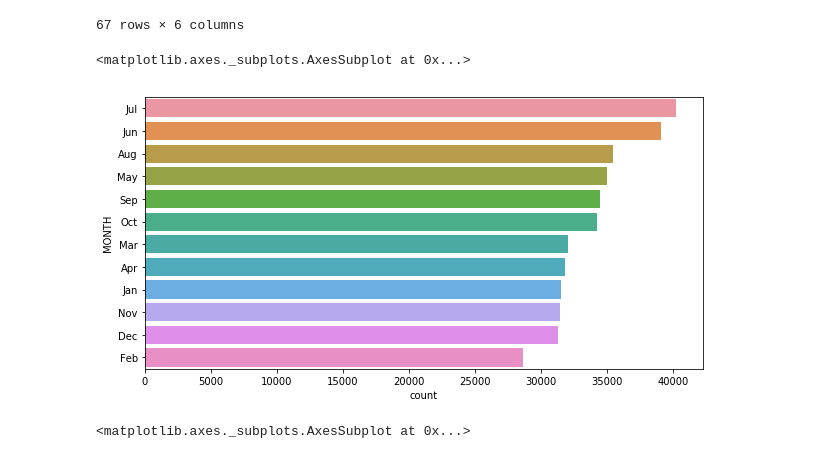
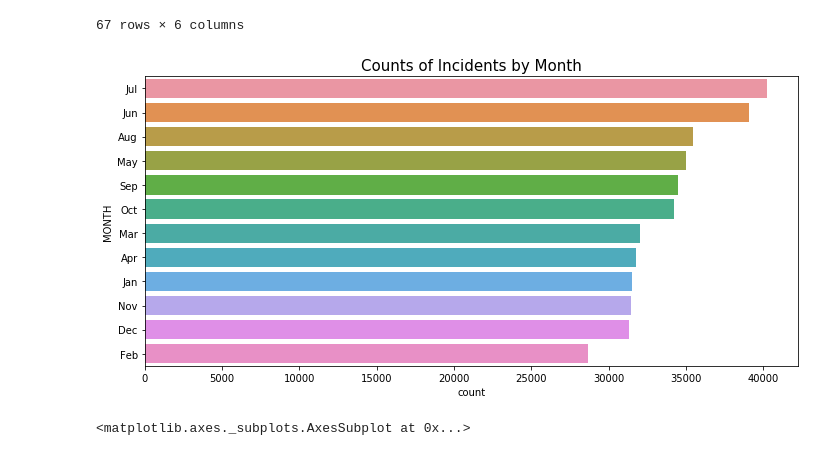
Before and after one commit to clstaub/Crime_Maps, a Jupyter notebook: EDA.ipynb, the cells around one changed output. Drawn from its saved outputs; the diff is of its cells as text; code cells hidden in the pictures.

```diff
--- a/EDA.ipynb
+++ b/EDA.ipynb
@@ -78,12 +65,14 @@ df.groupby(['OFFENSE_CODE_GROUP']).sum()
 | Warrant Arrests | 32993750 | 21293922 | 70010 | 134473 | 4.064506e+05 | -6.825676e+05 |
 67 rows × 6 columns
 # %%
-df['MONTH'].replace({1:'Jan', 2:'Feb', 3:'Mar', 4:'Apr', 5:'May', 6:'Jun', 7:'Jul', 8:'Aug', 9:'Sep', 10:'Oct', 11:'Nov', 12:'Dec'}, inplace=True)
+# df['MONTH'].replace({1:'Jan', 2:'Feb', 3:'Mar', 4:'Apr', 5:'May', 6:'Jun', 7:'Jul', 8:'Aug', 9:'Sep', 10:'Oct', 11:'Nov', 12:'Dec'}, inplace=True)
 plt.figure(figsize = (10, 5))
 sns.countplot(y= 'MONTH', data = df, order = df['MONTH'].value_counts().iloc[:12].index)
+plt.title('Counts of Incidents by Month',size=15)
+plt.tight_layout()
+# plt.save
 # %% [output]
-<matplotlib.axes._subplots.AxesSubplot at 0x...>
-[figure, old version]
+[figure, new version]
 # %%
 plt.figure(figsize = (10,5))
 sns.countplot(y='DAY_OF_WEEK', data=df, order=df['DAY_OF_WEEK'].value_counts().iloc[:7].index)
```
Also changed, not shown: parts of 33 cells of this notebook.
